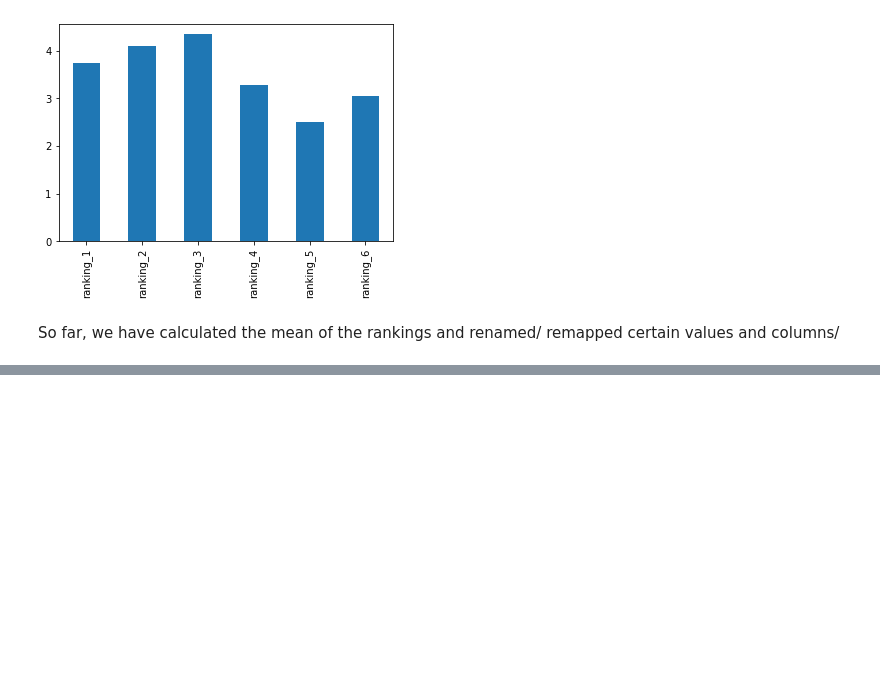
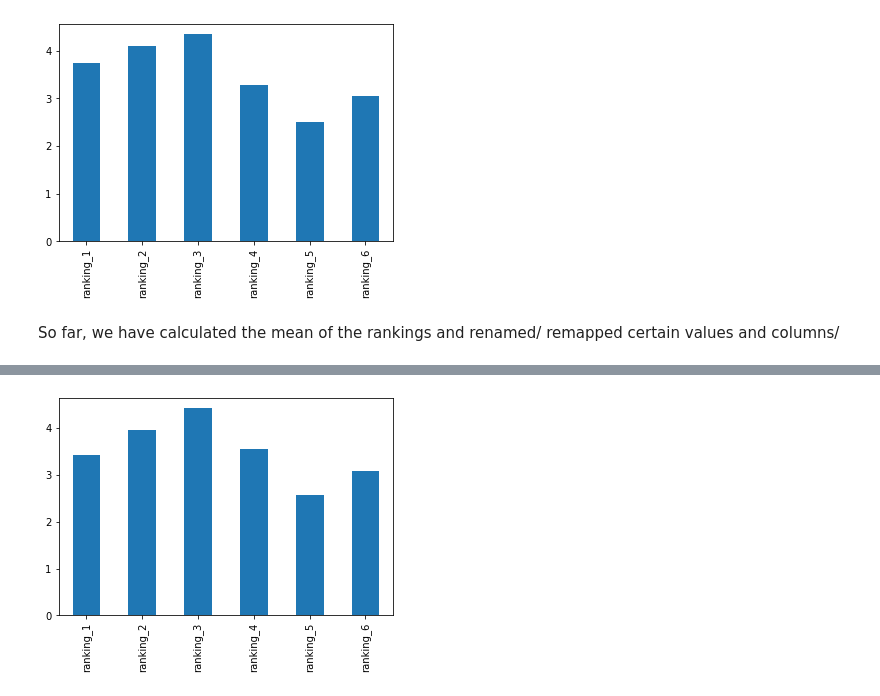
Before and after one commit to hkawamat/hkawamat, a Jupyter notebook: Project 8 Star Wars.ipynb, the cells around one changed output, grey strips where cells are left out. Saved outputs shown, nothing was run; the diff lists cells and outputs as text; code cells hidden in the pictures; blank space fills up the shorter version.

```diff
--- a/Project 8 Star Wars.ipynb
+++ b/Project 8 Star Wars.ipynb
@@ -163,0 +210,11 @@ So far, we have calculated the mean of the rankings and renamed/ remapped certai
+# %%
+# Create a table where the Gender is equal to Female, then find the mean ranking and the sum of the seen columns
+females = star_wars[star_wars['Gender'] == 'Female']
+mean_females = females[females.columns[9:15]].mean()
+sum_females = females[females.columns[3:9]].sum()
+# %%
+# Plot a bar plot for mean_females
+mean_females.plot.bar()
+plt.show()
+# %% [output]
+[figure, added]
```
Also changed, not shown: parts of 15 cells of this notebook.
